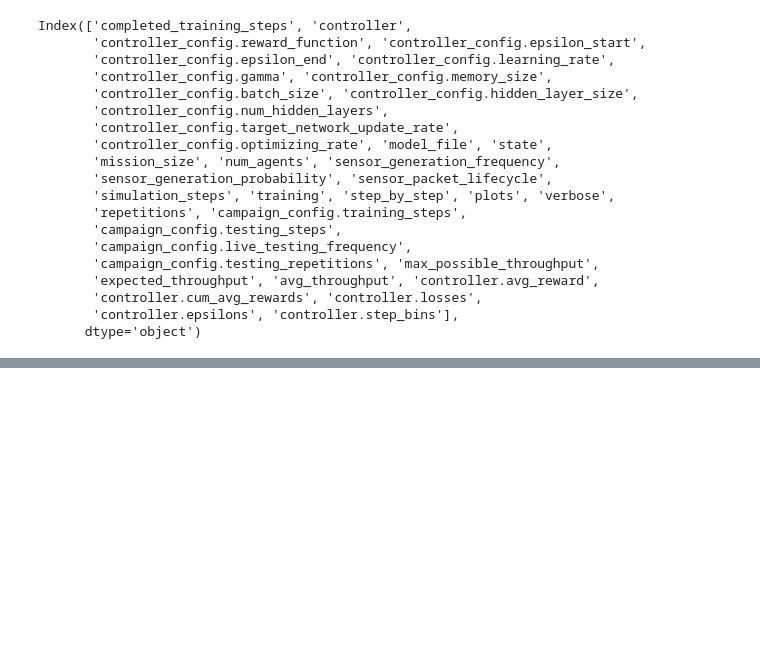
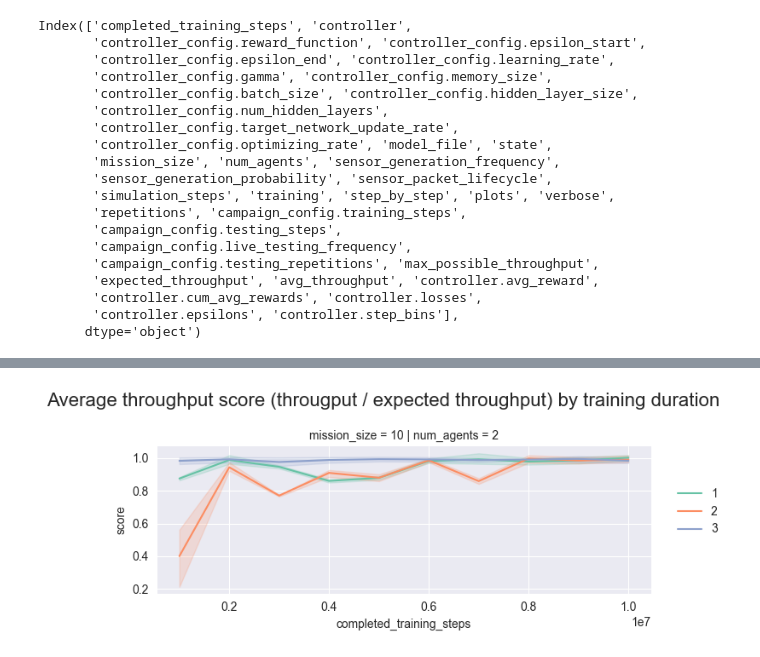
Before and after one commit to Thlamz/gradys-simple-simulation, a Jupyter notebook: analysis/result_analysis.ipynb, the cells around one changed output, grey strips where cells are left out. Drawn from its saved outputs; the diff is of its cells as text; code cells hidden in the pictures; blank space fills up the shorter version.

```diff
--- a/analysis/result_analysis.ipynb
+++ b/analysis/result_analysis.ipynb
@@ -121,3 +123,7 @@ plt.show()
+# %%
+grid_comparison_plot(q_learning_testing, 'Average throughput score (througput / expected throughput) by training duration', x='completed_training_steps', y='score')
+# %% [output]
+[figure, added]
 # %%
 q_learning_training = result_df[result_df['training']]
 q_learning_training
```
Also changed, not shown: parts of 17 cells of this notebook.
